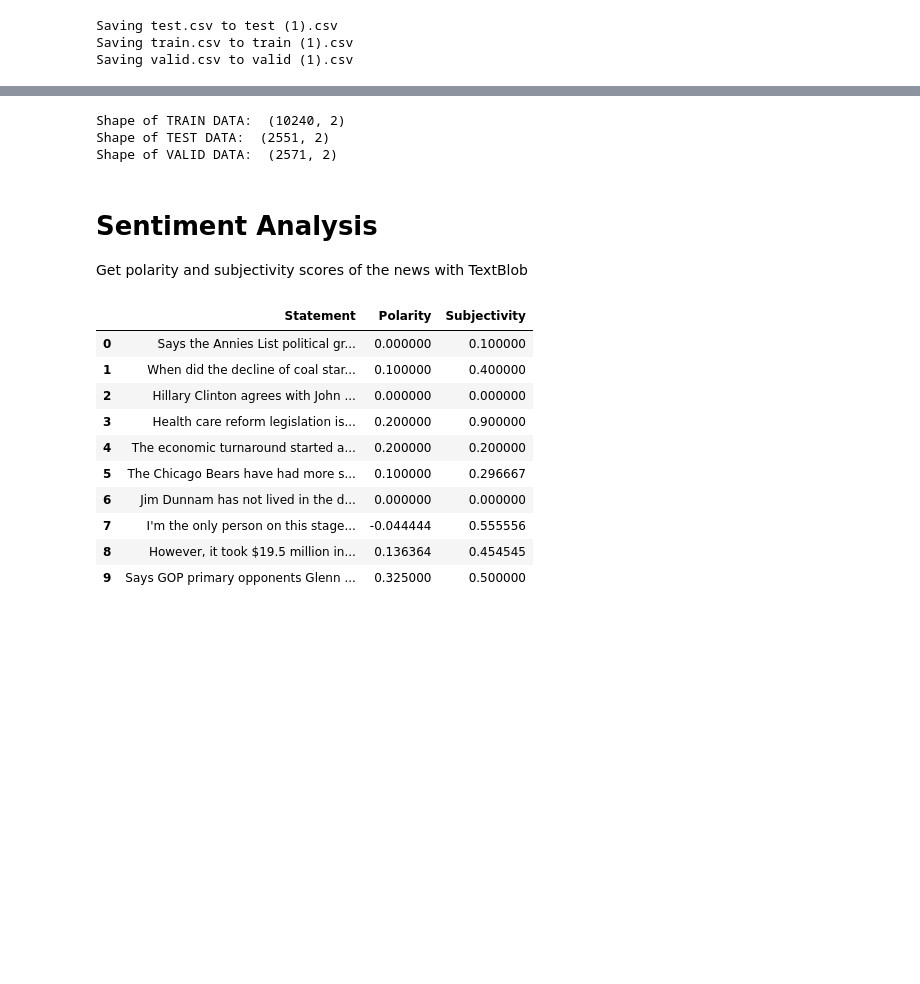
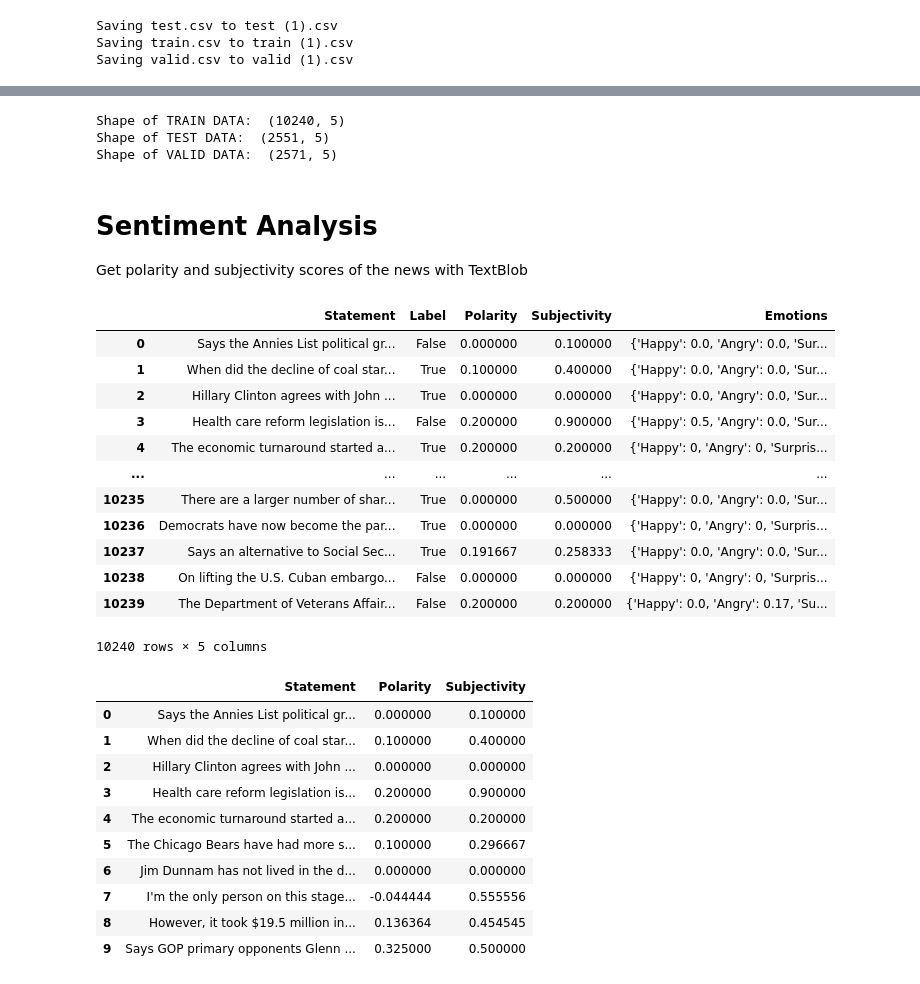
Before and after one commit to vasvarym/FakeNewsProject, a Jupyter notebook: liardatasetsentiment.ipynb, the cells around one changed output, grey strips where cells are left out. Cells and saved outputs as stored; diff of their text form; code cells hidden in the pictures; blank space fills up the shorter version.

```diff
--- a/liardatasetsentiment.ipynb
+++ b/liardatasetsentiment.ipynb
@@ -83,3 +93,8 @@ valid = pd.read_csv('valid.csv')
+# %%
+# Datasets with sentiment and emotion analysis
+train = pd.read_csv("/content/drive/My Drive/liartrainsent2.csv")
+test = pd.read_csv("/content/drive/My Drive/liartestsent2.csv")
+valid = pd.read_csv("/content/drive/My Drive/liarvalidsent2.csv")
 # %%
 # Shape of each set
 
@@ -87,9 +102,9 @@ print("Shape of TRAIN DATA: ", train.shape)
 print("Shape of TEST DATA: ", test.shape)
 print("Shape of VALID DATA: ", valid.shape)
 # %% [output]
-Shape of TRAIN DATA:  (10240, 2)
-Shape of TEST DATA:  (2551, 2)
-Shape of VALID DATA:  (2571, 2)
+Shape of TRAIN DATA:  (10240, 5)
+Shape of TEST DATA:  (2551, 5)
+Shape of VALID DATA:  (2571, 5)
 # %% [markdown]
 # Sentiment Analysis
 
@@ -97,4 +112,20 @@ Get polarity and subjectivity scores of the news with TextBlob
 # %%
 # Import the TextBlob
 from textblob import TextBlob
+# %%
+train
+# %% [output]
+|  | Statement | Label | Polarity | Subjectivity | Emotions |
+| 0 | Says the Annies List political gr... | False | 0.000000 | 0.100000 | {'Happy': 0.0, 'Angry': 0.0, 'Sur... |
+| 1 | When did the decline of coal star... | True | 0.100000 | 0.400000 | {'Happy': 0.0, 'Angry': 0.0, 'Sur... |
+| 2 | Hillary Clinton agrees with John ... | True | 0.000000 | 0.000000 | {'Happy': 0.0, 'Angry': 0.0, 'Sur... |
+| 3 | Health care reform legislation is... | False | 0.200000 | 0.900000 | {'Happy': 0.5, 'Angry': 0.0, 'Sur... |
+| 4 | The economic turnaround started a... | True | 0.200000 | 0.200000 | {'Happy': 0, 'Angry': 0, 'Surpris... |
+| ... | ... | ... | ... | ... | ... |
+| 10235 | There are a larger number of shar... | True | 0.000000 | 0.500000 | {'Happy': 0.0, 'Angry': 0.0, 'Sur... |
+| 10236 | Democrats have now become the par... | True | 0.000000 | 0.000000 | {'Happy': 0, 'Angry': 0, 'Surpris... |
+| 10237 | Says an alternative to Social Sec... | True | 0.191667 | 0.258333 | {'Happy': 0.0, 'Angry': 0.0, 'Sur... |
+| 10238 | On lifting the U.S. Cuban embargo... | False | 0.000000 | 0.000000 | {'Happy': 0, 'Angry': 0, 'Surpris... |
+| 10239 | The Department of Veterans Affair... | False | 0.200000 | 0.200000 | {'Happy': 0.0, 'Angry': 0.17, 'Su... |
+10240 rows × 5 columns
 # %%
```
Also changed, not shown: parts of 15 cells of this notebook.
